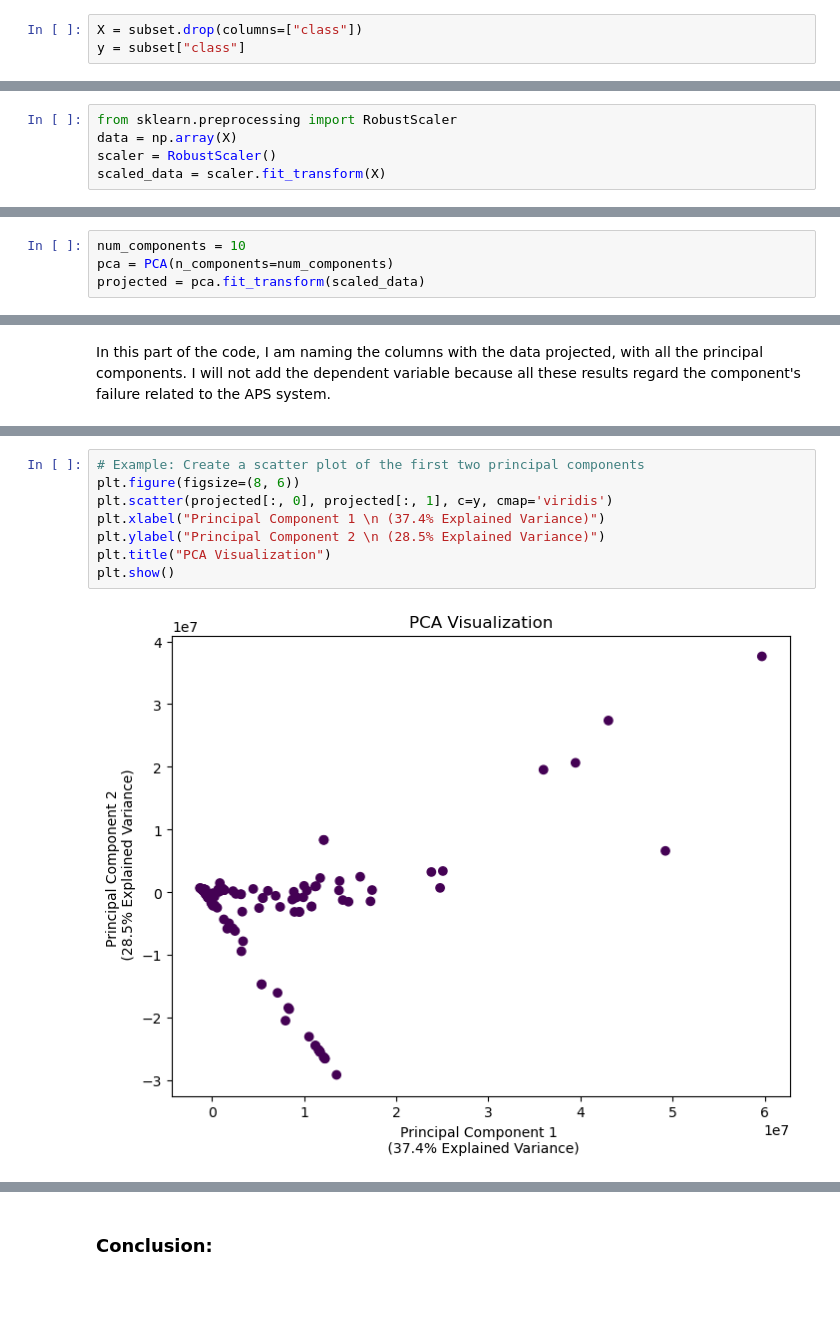
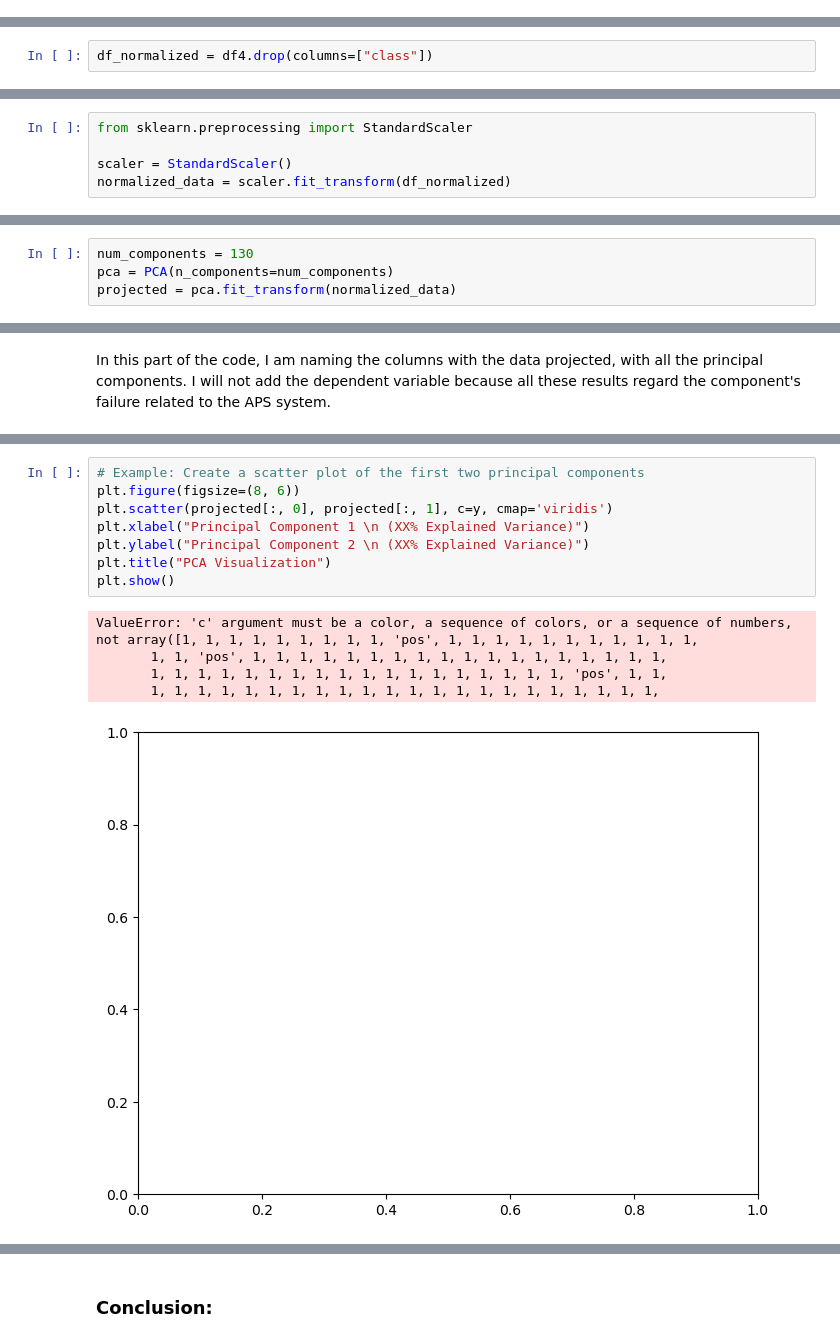
Before and after one commit to DanielaBarreto2023278/CA1_DataPrep_HDip, a Jupyter notebook: DanielaMarianoBarreto_DPrepHDip_CA1.ipynb, the cells around one changed output, grey strips where cells are left out. Drawn from its saved outputs; the diff is of its cells as text; blank space fills up the shorter version.

Commit message:
norma_ neg pos PCA

```diff
--- a/DanielaMarianoBarreto_DPrepHDip_CA1.ipynb
+++ b/DanielaMarianoBarreto_DPrepHDip_CA1.ipynb
@@ -662,4 +605 @@ It is necessary because the data transformation method and PCA handle only numer
-# %%
-X = subset.drop(columns=["class"])
-y = subset["class"]
 # %% [markdown]
@@ -674,0 +613,2 @@ Before starting this procedure, I need to drop the 'class' column because the Ro
+# %%
+df_normalized = df4.drop(columns=["class"])
@@ -675,6 +619,6 @@ Before starting this procedure, I need to drop the 'class' column because the Ro
 # %%
-from sklearn.preprocessing import RobustScaler
-data = np.array(X)
-scaler = RobustScaler()
-scaled_data = scaler.fit_transform(X)
+from sklearn.preprocessing import StandardScaler
+
+scaler = StandardScaler()
+normalized_data = scaler.fit_transform(df_normalized)
 # %%
@@ -729,9 +688,9 @@ Text(0, 0.5, 'cumulated explained variance')
 Here, I inserted the number of components in the PCA model to reduce the dimensions or number of features and continue with the data pattern with 99.5% variance.
 The 'projected' part contains the data after the PCA has been applied.
 # %%
-num_components = 10
+num_components = 130
 pca = PCA(n_components=num_components)
-projected = pca.fit_transform(scaled_data)
+projected = pca.fit_transform(normalized_data)
 # %%
 projected
 # %% [output]
@@ -773,12 +748,16 @@ scaled_data_pca.head()
 # %%
 # Example: Create a scatter plot of the first two principal components
 plt.figure(figsize=(8, 6))
 plt.scatter(projected[:, 0], projected[:, 1], c=y, cmap='viridis')
-plt.xlabel("Principal Component 1 \n (37.4% Explained Variance)")
-plt.ylabel("Principal Component 2 \n (28.5% Explained Variance)")
+plt.xlabel("Principal Component 1 \n (XX% Explained Variance)")
+plt.ylabel("Principal Component 2 \n (XX% Explained Variance)")
 plt.title("PCA Visualization")
 plt.show()
 # %% [output]
+ValueError: 'c' argument must be a color, a sequence of colors, or a sequence of numbers, not array([1, 1, 1, 1, 1, 1, 1, 1, 1, 'pos', 1, 1, 1, 1, 1, 1, 1, 1, 1, 1, 1,
+       1, 1, 'pos', 1, 1, 1, 1, 1, 1, 1, 1, 1, 1, 1, 1, 1, 1, 1, 1, 1, 1,
+       1, 1, 1, 1, 1, 1, 1, 1, 1, 1, 1, 1, 1, 1, 1, 1, 1, 1, 'pos', 1, 1,
+       1, 1, 1, 1, 1, 1, 1, 1, 1, 1, 1, 1, 1, 1, 1, 1, 1, 1, 1, 1, 1, 1,
-[figure, old version]
+[figure, new version]
 # %%
 plt.figure(figsize=(8, 6))
```
Also changed, not shown: parts of 85 cells of this notebook.
